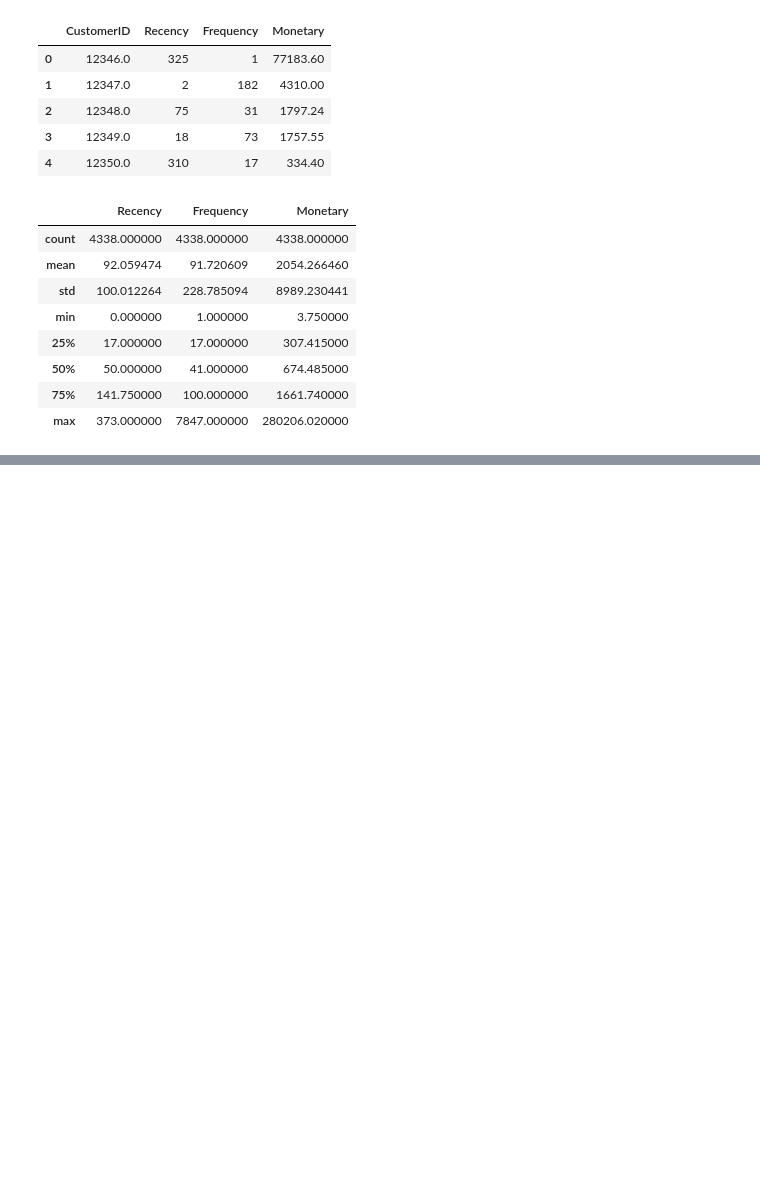
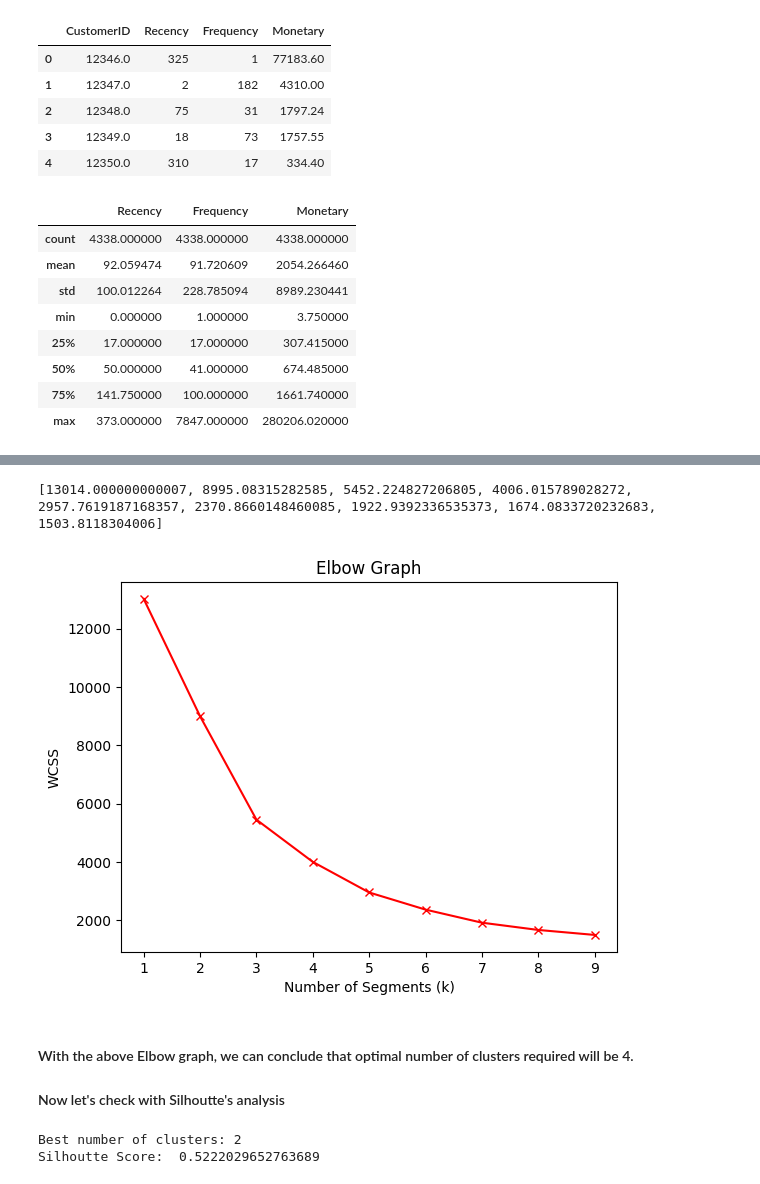
Before and after one commit to Mohamed-Harish-M-123/Capstone-Project-IV, a Jupyter notebook: Online_Retail_Customer_Segmentation.ipynb, the cells around one changed output, grey strips where cells are left out. Drawn from its saved outputs; the diff is of its cells as text; code cells hidden in the pictures; blank space fills up the shorter version.

Commit message:
Kmeans algorithm tried with elbow method and silhoutte analysis

```diff
--- a/Online_Retail_Customer_Segmentation.ipynb
+++ b/Online_Retail_Customer_Segmentation.ipynb
@@ -391,0 +425,53 @@ rfm_df.describe()
+# %%
+# Calculate Within-Cluster Sum of Squares(WCSS) for finding number of clusters required to apply.
+wcss=[]
+for k in range(1,10):
+  kmeans=KMeans(n_clusters=k,init='k-means++')
+  kmeans=kmeans.fit(model_df)
+  wcss.append(kmeans.inertia_)
+
+print(wcss)
+# %% [output]
+[13014.000000000007, 8995.08315282585, 5452.224827206805, 4006.015789028272, 2957.7619187168357, 2370.8660148460085, 1922.9392336535373, 1674.0833720232683, 1503.8118304006]
+# %%
+# Plot the elbow curve
+plt.plot(range(1, 10), wcss, 'rx-')
+plt.xlabel('Number of Segments (k)')
+plt.ylabel('WCSS')
+plt.title('Elbow Graph')
+plt.show()
+# %% [output]
+[figure, added]
+# %% [markdown]
+#### With the above Elbow graph, we can conclude that optimal number of clusters required will be 4.
+#### Now let's check with Silhoutte's analysis
+# %%
+# Initialize variables to store results
+best_score = -1
+best_clusters = -1
+
+# Iterate over the range of clusters
+for n_clusters in range(2,10):
+    # Create the k-means model
+    kmeans = KMeans(n_clusters=n_clusters, random_state=42)
+
+    # Fit the model to the data
+    kmeans.fit(model_df)
+
+    # Get the cluster labels for each data point
+    labels = kmeans.labels_
+
+    # Calculate the silhouette score
+    score = silhouette_score(model_df, labels)
+
+    # Check if this is the best score so far
+    if score > best_score:
+        best_score = score
+        best_clusters = n_clusters
+
+# Print the best number of clusters
+print("Best number of clusters:", best_clusters)
+print("Silhoutte Score: ", score)
+# %% [output]
+Best number of clusters: 2
+Silhoutte Score:  0.5222029652763689
```
Also changed, not shown: parts of 8 cells of this notebook.
